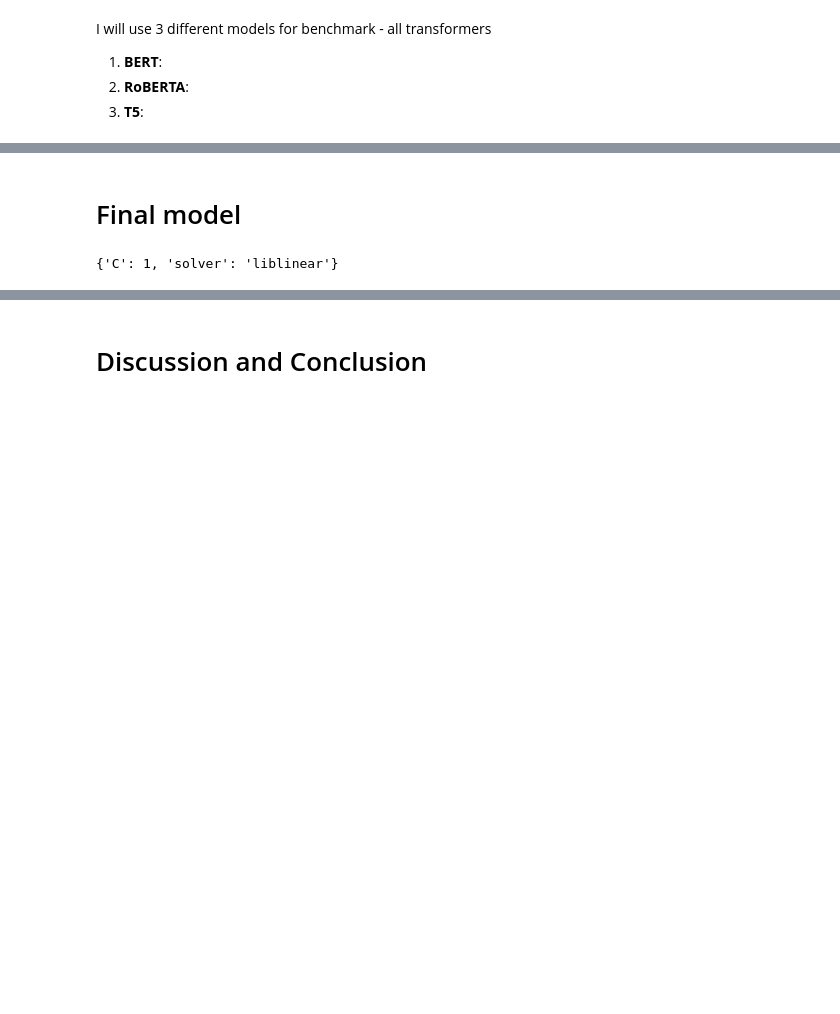
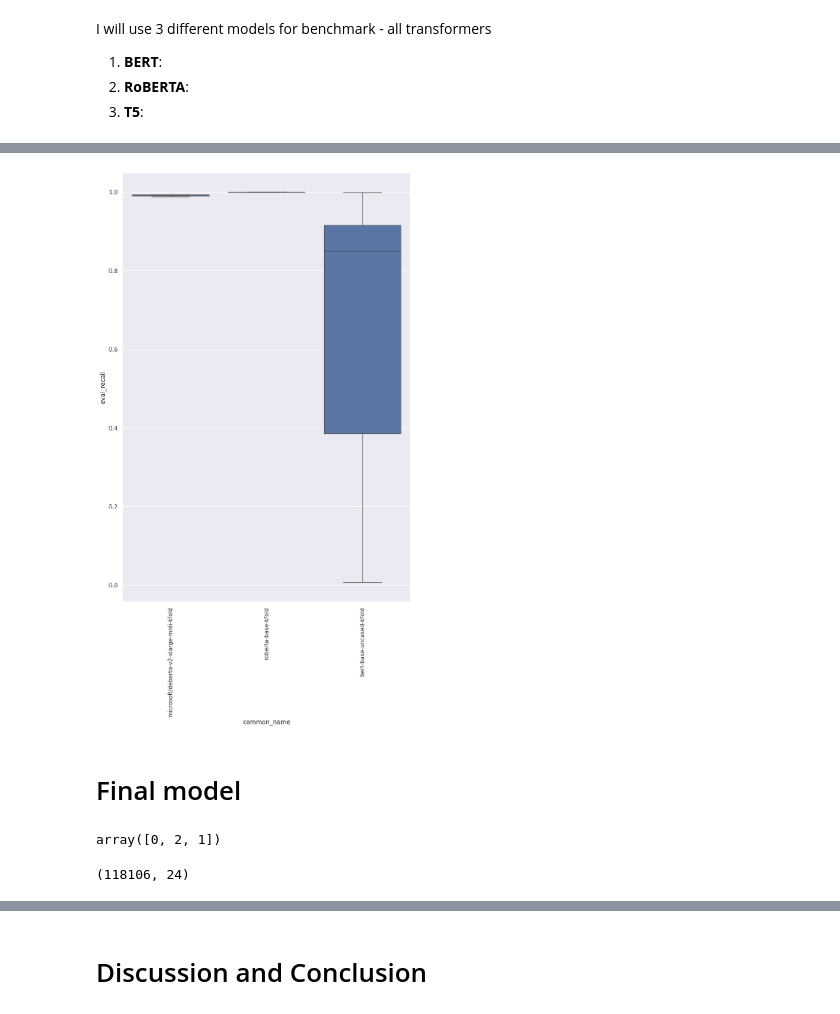
Before and after one commit to ArturTan/introduction-to-deep-learning-boulder, a Jupyter notebook: notebooks/Report.ipynb, the cells around one changed output, grey strips where cells are left out. Drawn from its saved outputs; the diff is of its cells as text; code cells hidden in the pictures; blank space fills up the shorter version.

```diff
--- a/notebooks/Report.ipynb
+++ b/notebooks/Report.ipynb
@@ -1167,6 +783,25 @@ The distribution improved for values greater than 10,000. Let's conclude with 23
+# %%
+sns.set(rc={"figure.figsize": (10, 15)})
+
+view = runs_df[['common_name', 'eval_recall']]
+sns.boxplot(x='common_name', y='eval_recall', data=view, orient="v")
+plt.xticks(rotation=90)
+plt.show()
+# %% [output]
+[figure, added]
 # %% [markdown]
 # Final model
-# %%
-RESULTS[23000]["log_reg"]["best_params"]
-# %% [output]
-{'C': 1, 'solver': 'liblinear'}
+# %%
+df.mapped_sentiment.unique()
+# %% [output]
+array([0, 2, 1])
+# %%
+df = view = pd.read_csv("../data/final_train_data.csv").reset_index(drop=True)
+view = df[df['mapped_sentiment'] != 1].reset_index(drop=True)
+view['mapped_sentiment'] = view['mapped_sentiment'].apply(lambda x: 1 if x == 2 else 0)
+print(view.shape)
+train, test, _, _ = train_test_split(view, view['mapped_sentiment'], stratify=view['mapped_sentiment'], test_size=0.1)
+train.to_csv(f"../data/training_data.csv")
+test.to_csv(f"../data/eval_data.csv")
+# %% [output]
+(118106, 24)
```
Also changed, not shown: parts of 64 cells of this notebook, 1 other file.
